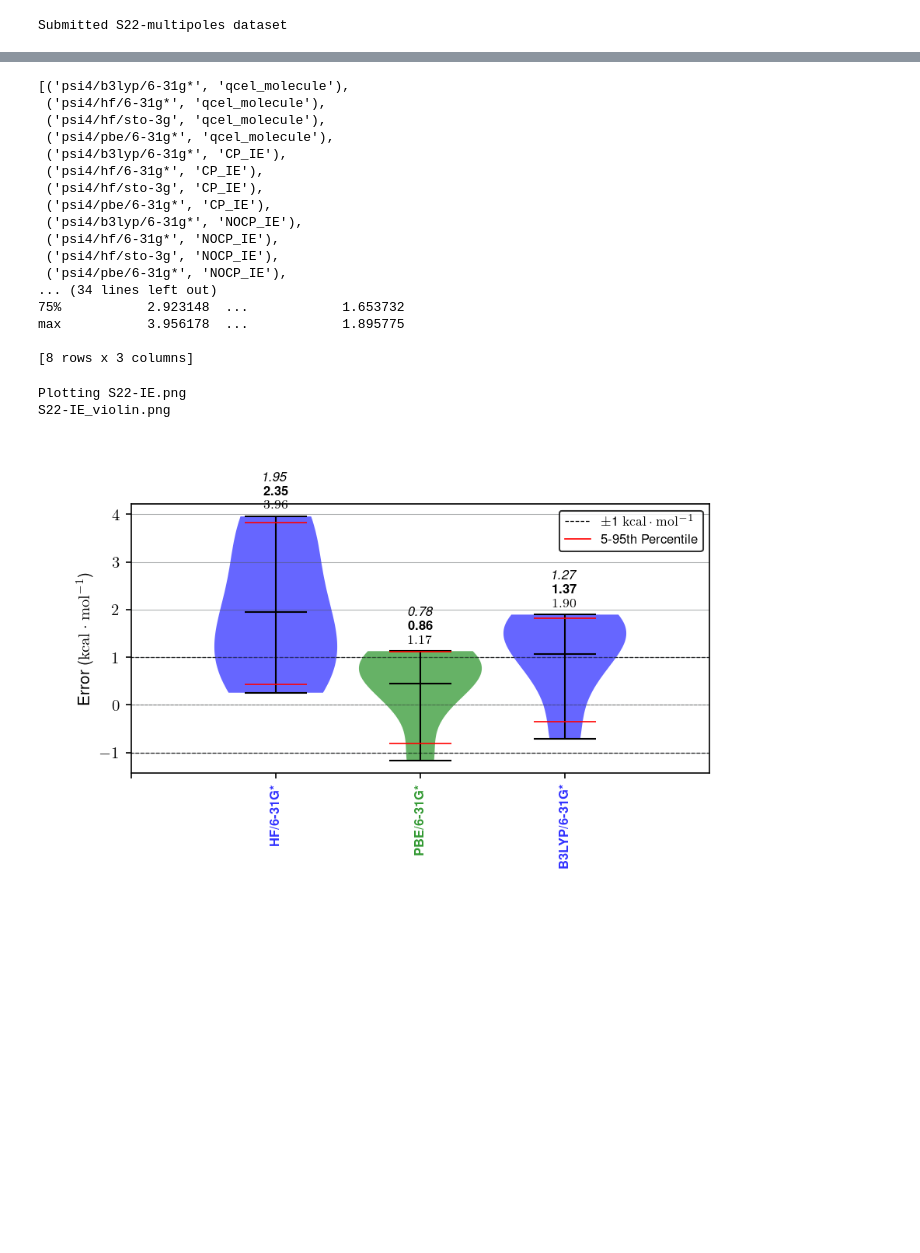
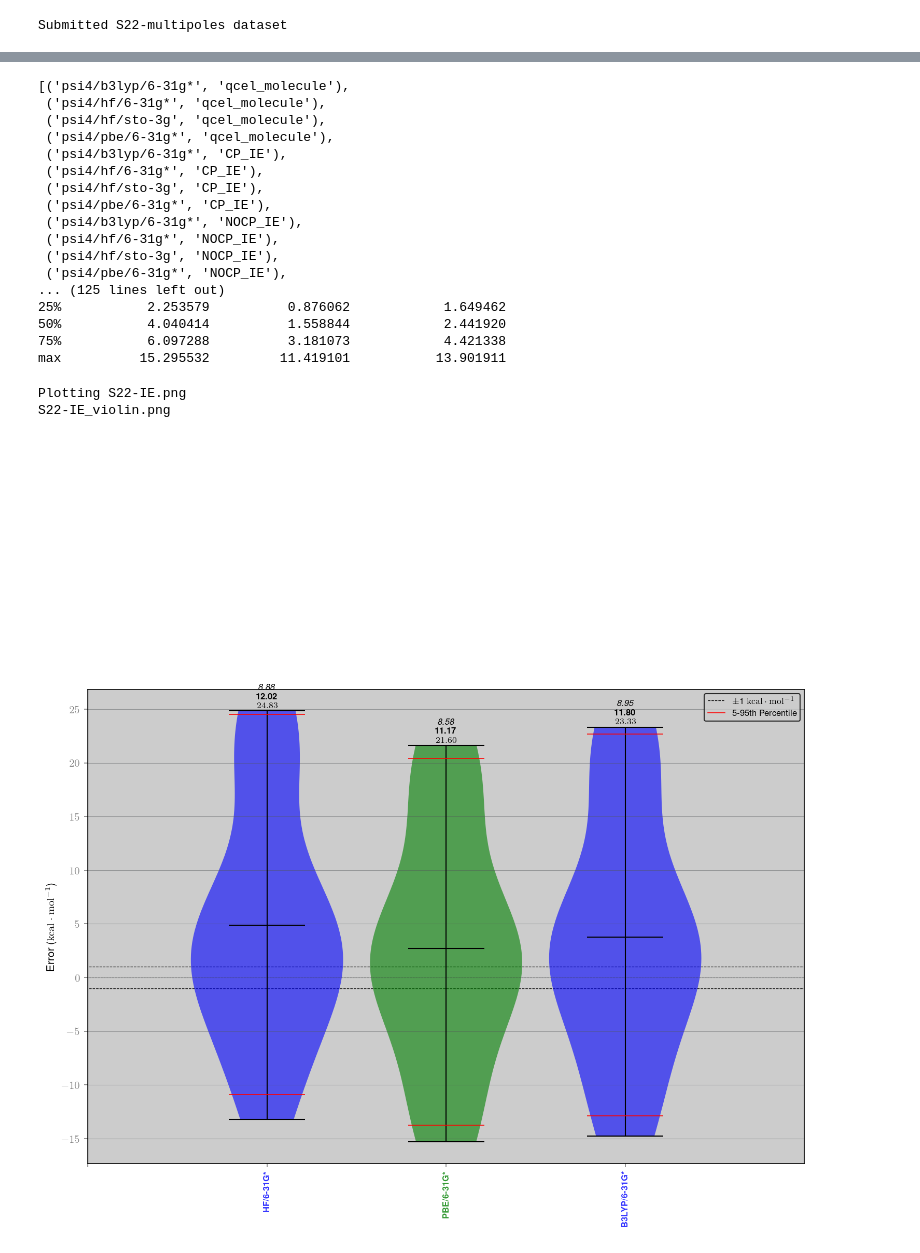
Before and after one commit to cyber-shuttle/psi4_interaction_energy_cybershuttle, a Jupyter notebook: demo.ipynb, the cells around one changed output, grey strips where cells are left out. Saved outputs shown, nothing was run; the diff lists cells and outputs as text; code cells hidden in the pictures; blank space fills up the shorter version.

```diff
--- a/demo.ipynb
+++ b/demo.ipynb
@@ -504,12 +515,17 @@ pp(df_mb.columns.tolist())
 
 df_plot = pd.DataFrame(
     {
+        "qcel_molecule": df_mb["psi4/hf/sto-3g"]["qcel_molecule"],
         "HF/6-31G*": df_mb["psi4/hf/6-31g*"]["CP_IE"],
         "PBE/6-31G*": df_mb["psi4/pbe/6-31g*"]["CP_IE"],
         "B3LYP/6-31G*": df_mb["psi4/b3lyp/6-31g*"]["CP_IE"],
         'reference': ref_IEs,
     }
 )
+id = [int(i[7:]) for i in df_plot.index]
+df_plot['id'] = id
+df_plot.sort_values(by='id', inplace=True, ascending=True)
+df_plot['reference'] = ref_IEs
 df_plot['HF/6-31G* error'] = (df_plot['HF/6-31G*'] - df_plot['reference']).astype(float)
 df_plot['PBE/6-31G* error'] = (df_plot['PBE/6-31G*'] - df_plot['reference']).astype(float)
 df_plot['B3LYP/6-31G* error'] = (df_plot['B3LYP/6-31G*'] - df_plot['reference']).astype(float)
@@ -529,22 +545,24 @@ print(df_plot[['HF/6-31G* error', 'PBE/6-31G* error', 'B3LYP/6-31G* error']].des
  ('psi4/hf/6-31g*', 'NOCP_IE'),
  ('psi4/hf/sto-3g', 'NOCP_IE'),
  ('psi4/pbe/6-31g*', 'NOCP_IE'),
-... (34 lines left out)
-75%           2.923148  ...            1.653732
-max           3.956178  ...            1.895775
-
-[8 rows x 3 columns]
+... (125 lines left out)
+25%           2.253579          0.876062            1.649462
+50%           4.040414          1.558844            2.441920
+75%           6.097288          3.181073            4.421338
+max          15.295532         11.419101           13.901911
 # %%
 error_statistics.violin_plot(
     df_plot,
     df_labels_and_columns={
         "HF/6-31G*": "HF/6-31G* error",
         "PBE/6-31G*": "PBE/6-31G* error",
         "B3LYP/6-31G*": "B3LYP/6-31G* error",
     },
     output_filename="S22-IE.png",
+    figure_size=(8, 6),
 )
 # %% [output]
 Plotting S22-IE.png
 S22-IE_violin.png
-[figure, old version]
+[figure, new version]
+[figure, added]
```
Also changed, not shown: parts of 20 cells of this notebook, 6 other files.
